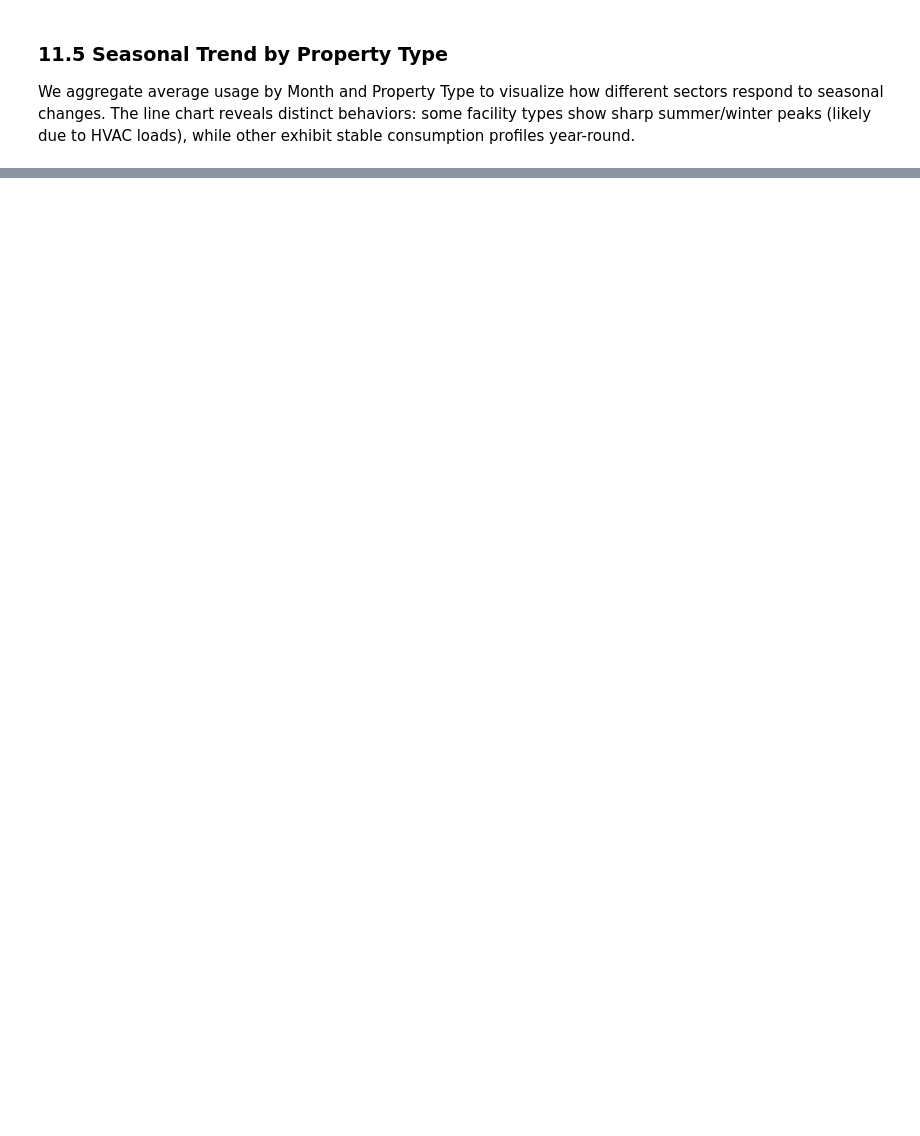
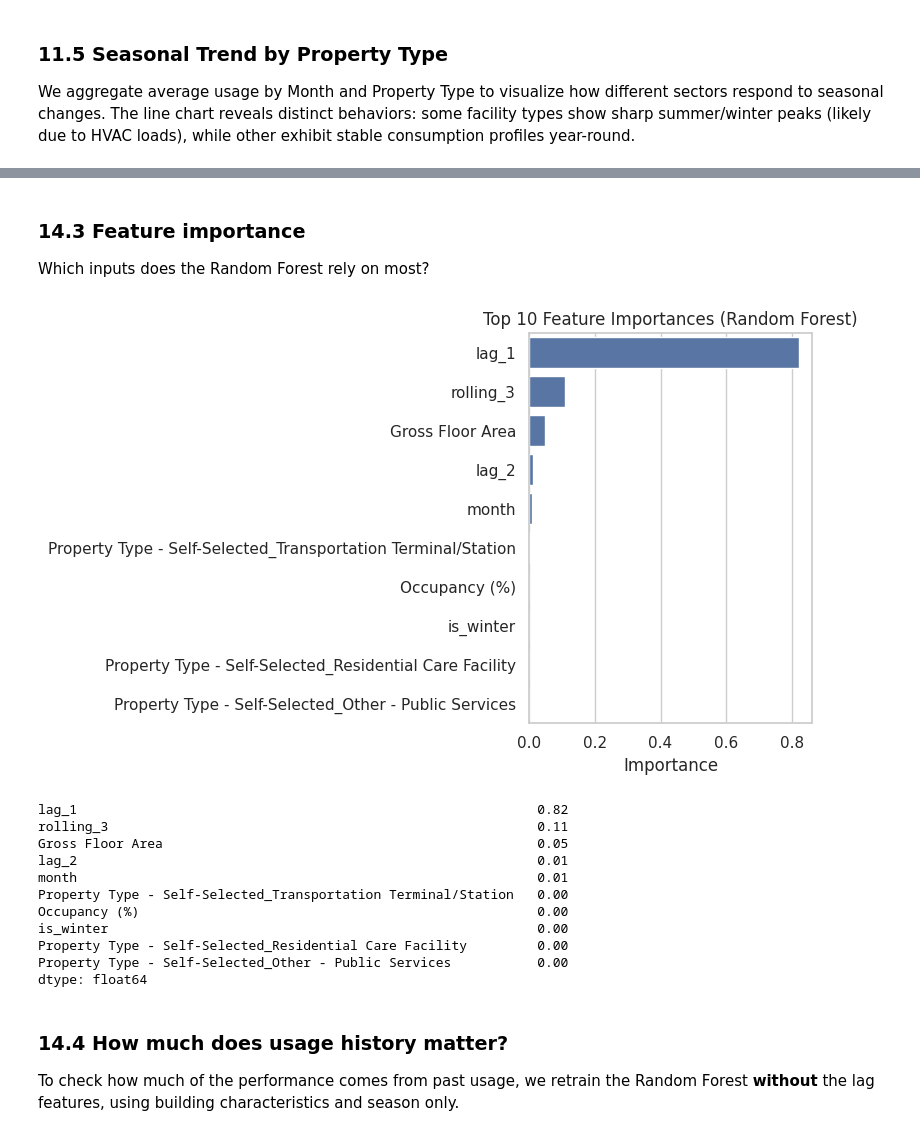
Before and after one commit to lisandrorios91/electricity-consumption-prediction, a Jupyter notebook: electricity_consumption.ipynb, the cells around one changed output, grey strips where cells are left out. Saved outputs shown, nothing was run; the diff lists cells and outputs as text; code cells hidden in the pictures; blank space fills up the shorter version.

```diff
--- a/electricity_consumption.ipynb
+++ b/electricity_consumption.ipynb
@@ -838,0 +687,29 @@ Conclusion: The modeling exercise resulted in two highly accurate models, with t
+# %%
+# TimeSeriesSplit needs the training rows in chronological order
+order = encoded_df.loc[train_mask, "Start Date"].argsort().values
+X_train_sorted = X_train.iloc[order]
+y_train_sorted = y_train.iloc[order]
+
+rf_pipeline = Pipeline([
+    ("impute", SimpleImputer(strategy="median")),
+    ("model", RandomForestRegressor(random_state=42, n_jobs=-1)),
+])
+
+param_grid = {
+    "model__n_estimators": [50, 100],
+    "model__max_depth": [5, 10],
+    "model__min_samples_leaf": [5, 10],
+}
+
+grid_search = GridSearchCV(
+    estimator=rf_pipeline,
+    param_grid=param_grid,
+    cv=TimeSeriesSplit(n_splits=3),
+    scoring="neg_mean_absolute_error",
+    n_jobs=-1,
+)
+grid_search.fit(X_train_sorted, y_train_sorted)
+
+best_rf_model = grid_search.best_estimator_
+y_pred_rf = best_rf_model.predict(X_test)
+print("Best parameters:", grid_search.best_params_)
@@ -838,0 +756,36 @@ Conclusion: The modeling exercise resulted in two highly accurate models, with t
+# %% [markdown]
+### 14.3 Feature importance
+
+Which inputs does the Random Forest rely on most?
+# %%
+importances = pd.Series(
+    best_rf_model.named_steps["model"].feature_importances_,
+    index=FEATURES,
+).sort_values(ascending=False).head(10)
+
+plt.figure(figsize=(8, 5))
+sns.barplot(x=importances.values, y=importances.index)
+plt.title("Top 10 Feature Importances (Random Forest)")
+plt.xlabel("Importance")
+plt.ylabel("")
+plt.tight_layout()
+plt.show()
+
+importances.round(3)
+# %% [output]
+[figure, added]
+lag_1                                                           0.82
+rolling_3                                                       0.11
+Gross Floor Area                                                0.05
+lag_2                                                           0.01
+month                                                           0.01
+Property Type - Self-Selected_Transportation Terminal/Station   0.00
+Occupancy (%)                                                   0.00
+is_winter                                                       0.00
+Property Type - Self-Selected_Residential Care Facility         0.00
+Property Type - Self-Selected_Other - Public Services           0.00
+dtype: float64
+# %% [markdown]
+### 14.4 How much does usage history matter?
+
+To check how much of the performance comes from past usage, we retrain the Random Forest **without** the lag features, using building characteristics and season only.
```
Also changed, not shown: parts of 59 cells of this notebook, 1 other file.
